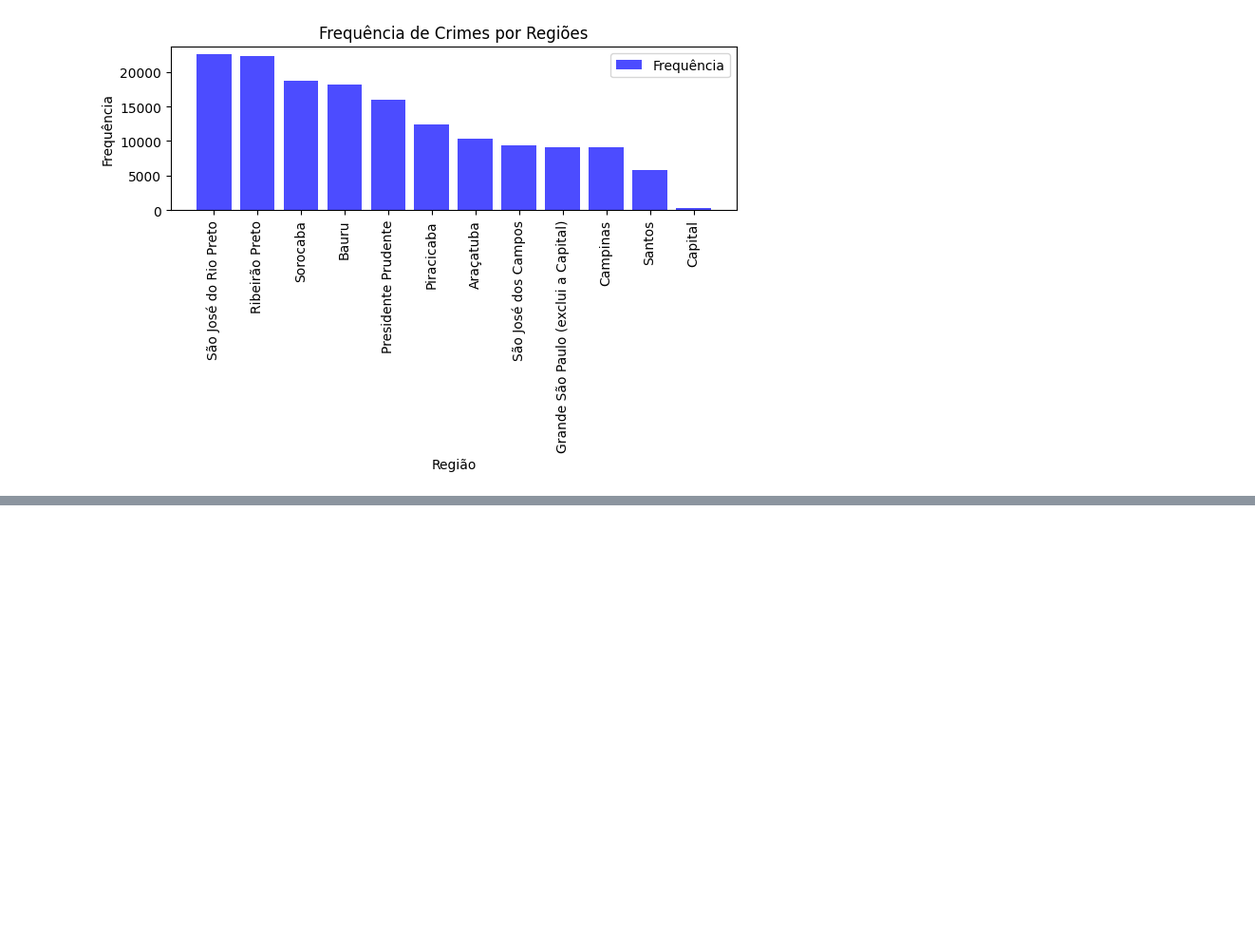
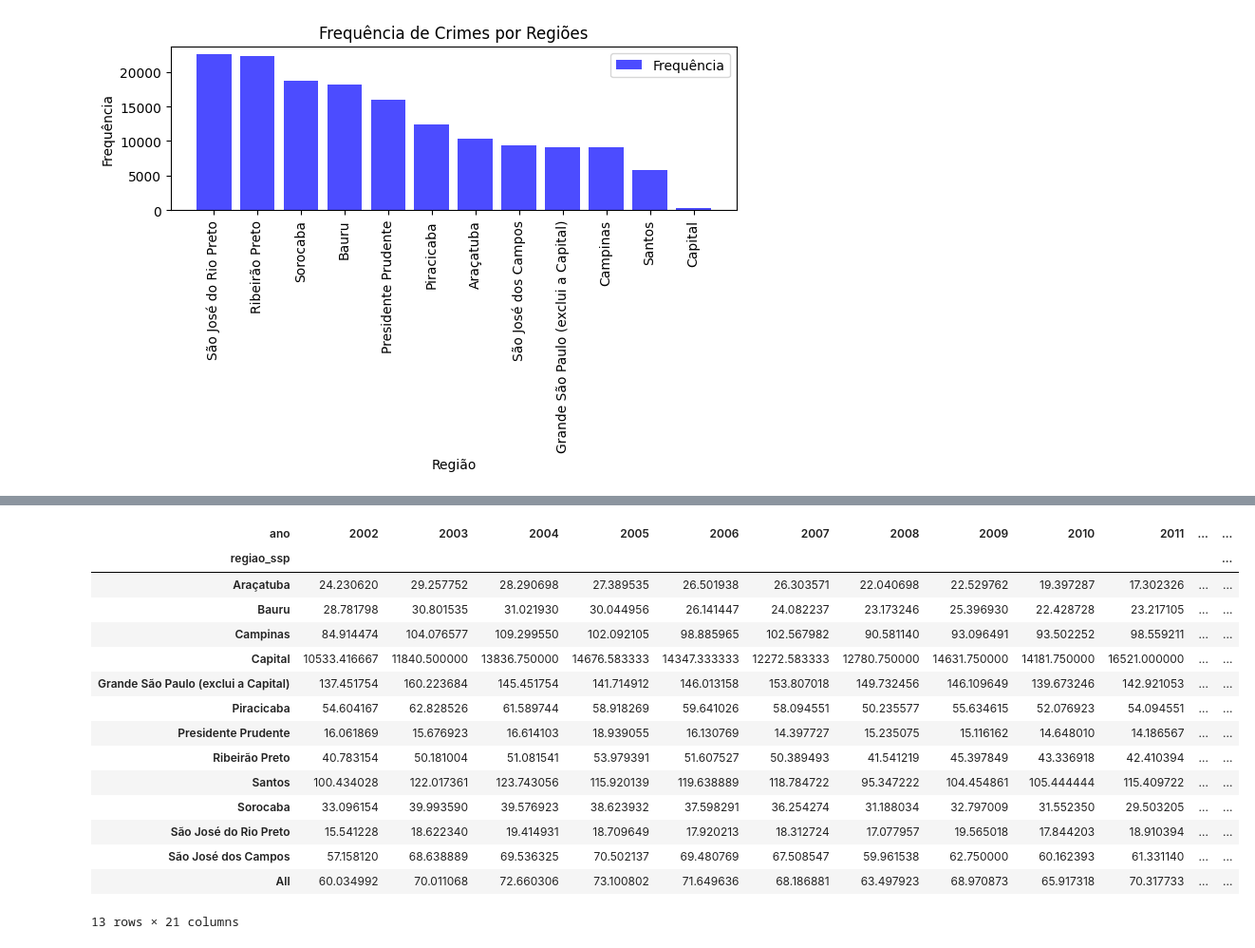
Before and after one commit to VinicMello/ibge_despesa_coletiva, a Jupyter notebook: notebook/main.ipynb, the cells around one changed output, grey strips where cells are left out. Shown: that part at 95% size. Drawn from its saved outputs; the diff is of its cells as text; code cells hidden in the pictures; blank space fills up the shorter version.

```diff
--- a/notebook/main.ipynb
+++ b/notebook/main.ipynb
@@ -184,0 +231,25 @@ Capital                                     240        0.155970
+# %%
+crimes_regiao_por_ano__furto_outros = pd.crosstab(dados['regiao_ssp'],
+                                                    dados['ano'],
+                                                    aggfunc='mean',
+                                                    values=dados['furto_outros'],
+                                                    margins=True)
+
+crimes_regiao_por_ano__furto_outros
+# %% [output]
+| ano | 2002 | 2003 | 2004 | 2005 | 2006 | 2007 | 2008 | 2009 | 2010 | 2011 | ... | ... |
+| regiao_ssp |  |  |  |  |  |  |  |  |  |  |  | ... |
+| Araçatuba | 24.230620 | 29.257752 | 28.290698 | 27.389535 | 26.501938 | 26.303571 | 22.040698 | 22.529762 | 19.397287 | 17.302326 | ... | ... |
+| Bauru | 28.781798 | 30.801535 | 31.021930 | 30.044956 | 26.141447 | 24.082237 | 23.173246 | 25.396930 | 22.428728 | 23.217105 | ... | ... |
+| Campinas | 84.914474 | 104.076577 | 109.299550 | 102.092105 | 98.885965 | 102.567982 | 90.581140 | 93.096491 | 93.502252 | 98.559211 | ... | ... |
+| Capital | 10533.416667 | 11840.500000 | 13836.750000 | 14676.583333 | 14347.333333 | 12272.583333 | 12780.750000 | 14631.750000 | 14181.750000 | 16521.000000 | ... | ... |
+| Grande São Paulo (exclui a Capital) | 137.451754 | 160.223684 | 145.451754 | 141.714912 | 146.013158 | 153.807018 | 149.732456 | 146.109649 | 139.673246 | 142.921053 | ... | ... |
+| Piracicaba | 54.604167 | 62.828526 | 61.589744 | 58.918269 | 59.641026 | 58.094551 | 50.235577 | 55.634615 | 52.076923 | 54.094551 | ... | ... |
+| Presidente Prudente | 16.061869 | 15.676923 | 16.614103 | 18.939055 | 16.130769 | 14.397727 | 15.235075 | 15.116162 | 14.648010 | 14.186567 | ... | ... |
+| Ribeirão Preto | 40.783154 | 50.181004 | 51.081541 | 53.979391 | 51.607527 | 50.389493 | 41.541219 | 45.397849 | 43.336918 | 42.410394 | ... | ... |
+| Santos | 100.434028 | 122.017361 | 123.743056 | 115.920139 | 119.638889 | 118.784722 | 95.347222 | 104.454861 | 105.444444 | 115.409722 | ... | ... |
+| Sorocaba | 33.096154 | 39.993590 | 39.576923 | 38.623932 | 37.598291 | 36.254274 | 31.188034 | 32.797009 | 31.552350 | 29.503205 | ... | ... |
+| São José do Rio Preto | 15.541228 | 18.622340 | 19.414931 | 18.709649 | 17.920213 | 18.312724 | 17.077957 | 19.565018 | 17.844203 | 18.910394 | ... | ... |
+| São José dos Campos | 57.158120 | 68.638889 | 69.536325 | 70.502137 | 69.480769 | 67.508547 | 59.961538 | 62.750000 | 60.162393 | 61.331140 | ... | ... |
+| All | 60.034992 | 70.011068 | 72.660306 | 73.100802 | 71.649636 | 68.186881 | 63.497923 | 68.970873 | 65.917318 | 70.317733 | ... | ... |
+13 rows × 21 columns
```
Also changed, not shown: parts of 2 cells of this notebook.
